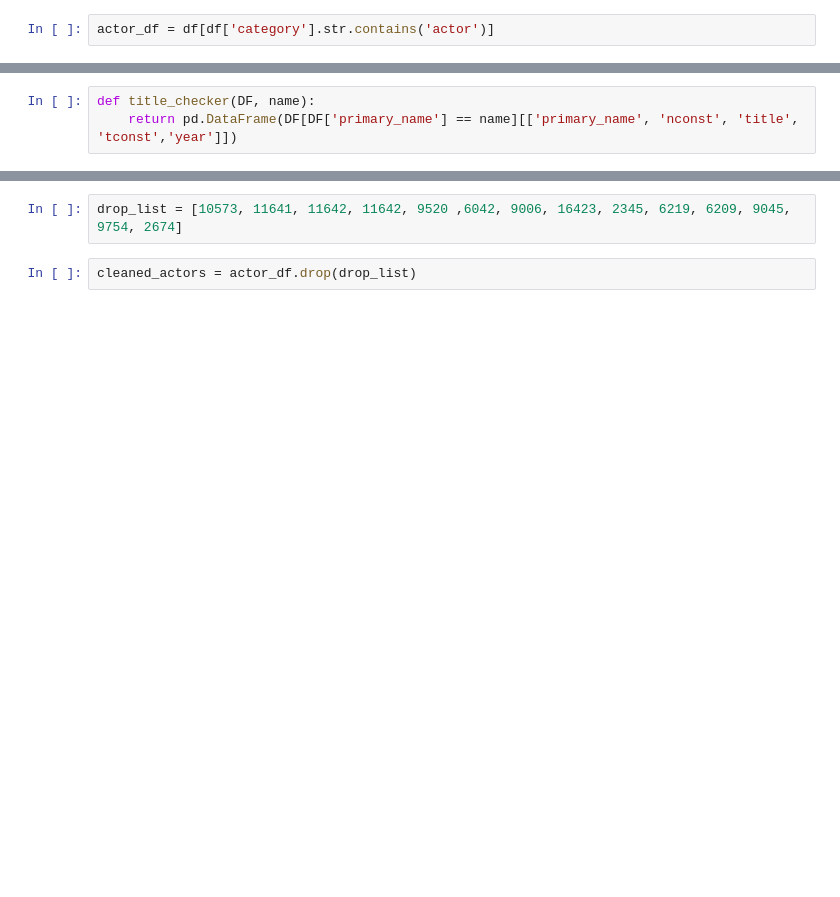
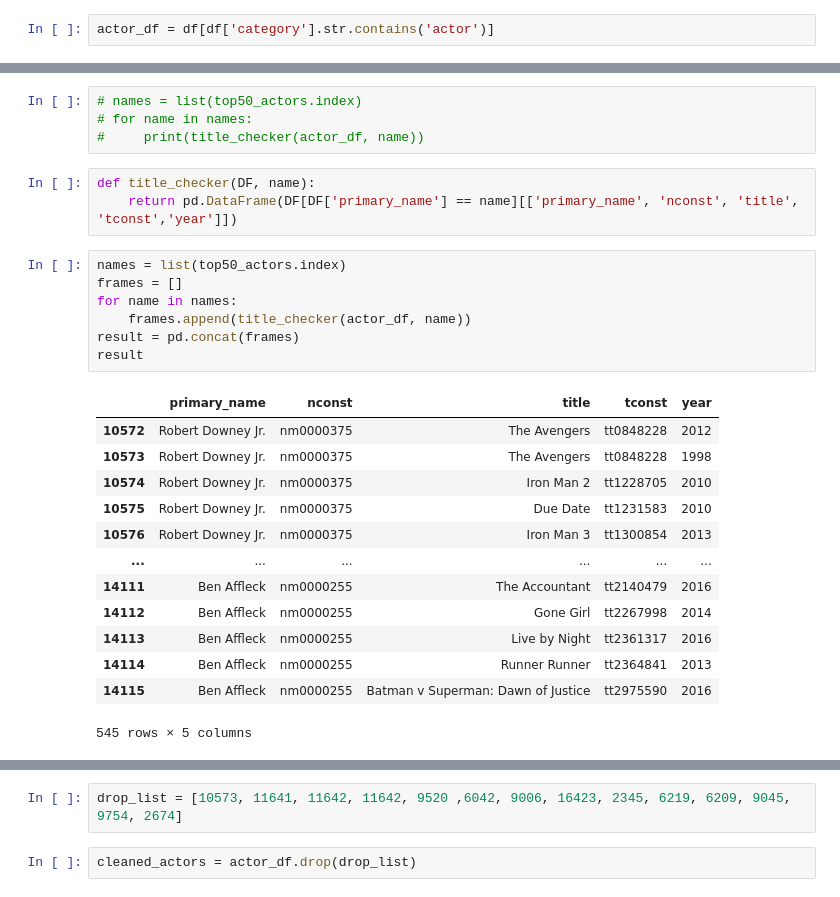
Before and after one commit to jeffreyhwatson/MS_Box_Office_Insights, a Jupyter notebook: talent_sql_eda.ipynb, the cells around one changed output, grey strips where cells are left out. Cells and saved outputs as stored; diff of their text form; blank space fills up the shorter version.

```diff
--- a/talent_sql_eda.ipynb
+++ b/talent_sql_eda.ipynb
@@ -350,3 +366,28 @@ top20_actors
+# %%
+# names = list(top50_actors.index)
+# for name in names:
+#     print(title_checker(actor_df, name))
 # %%
 def title_checker(DF, name):
     return pd.DataFrame(DF[DF['primary_name'] == name][['primary_name', 'nconst', 'title', 'tconst','year']])
+# %%
+names = list(top50_actors.index)
+frames = []
+for name in names:
+    frames.append(title_checker(actor_df, name))
+result = pd.concat(frames)
+result
+# %% [output]
+|  | primary_name | nconst | title | tconst | year |
+| 10572 | Robert Downey Jr. | nm0000375 | The Avengers | tt0848228 | 2012 |
+| 10573 | Robert Downey Jr. | nm0000375 | The Avengers | tt0848228 | 1998 |
+| 10574 | Robert Downey Jr. | nm0000375 | Iron Man 2 | tt1228705 | 2010 |
+| 10575 | Robert Downey Jr. | nm0000375 | Due Date | tt1231583 | 2010 |
+| 10576 | Robert Downey Jr. | nm0000375 | Iron Man 3 | tt1300854 | 2013 |
+| ... | ... | ... | ... | ... | ... |
+| 14111 | Ben Affleck | nm0000255 | The Accountant | tt2140479 | 2016 |
+| 14112 | Ben Affleck | nm0000255 | Gone Girl | tt2267998 | 2014 |
+| 14113 | Ben Affleck | nm0000255 | Live by Night | tt2361317 | 2016 |
+| 14114 | Ben Affleck | nm0000255 | Runner Runner | tt2364841 | 2013 |
+| 14115 | Ben Affleck | nm0000255 | Batman v Superman: Dawn of Justice | tt2975590 | 2016 |
+545 rows × 5 columns
```
Also changed, not shown: parts of 33 cells of this notebook, 1 other file.
